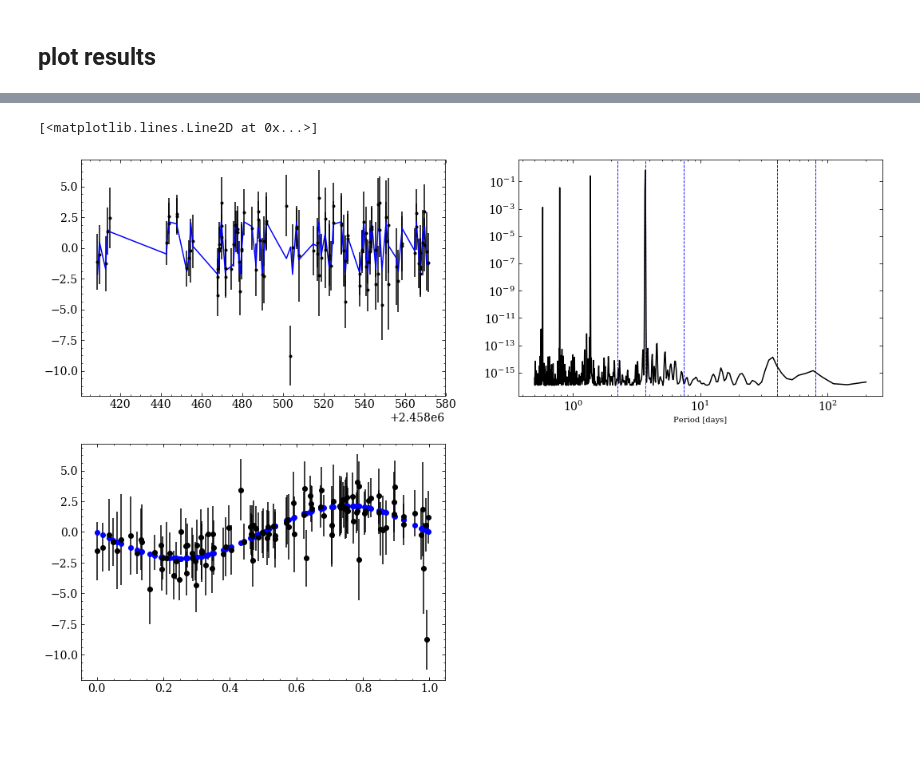
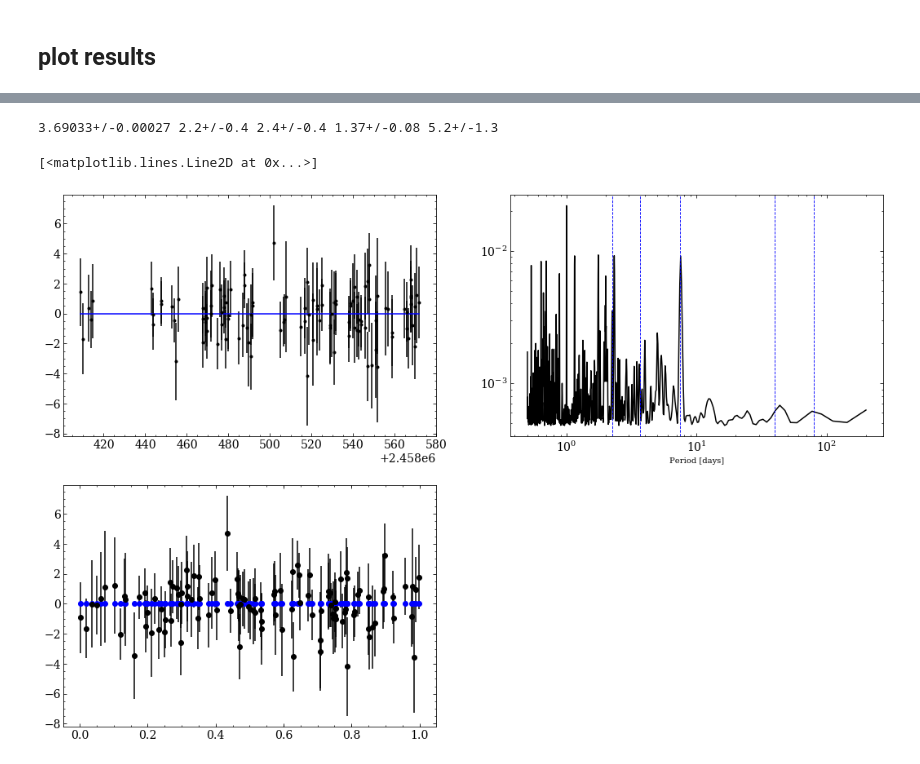
Before and after one commit to r-cloutier/toi175, a Jupyter notebook: toi175_Halpha_1planet.ipynb, the cells around one changed output, grey strips where cells are left out. Saved outputs shown, nothing was run; the diff lists cells and outputs as text; code cells hidden in the pictures; blank space fills up the shorter version.

```diff
--- a/toi175_Halpha_1planet.ipynb
+++ b/toi175_Halpha_1planet.ipynb
@@ -36,7 +37,7 @@ plt.errorbar(bjd, Sindex, eSindex, fmt='k.')
 # %%
 # plot periograms
 Prot = 80
-Ps = [2.25,7.45,3.69,Prot,Prot/2.]
+Ps = [2.25,3.69,7.45,Prot,Prot/2.]
 xs = [bjd, bjd, bjd, bjd, bjd, bjd, bjd, bjd, bjd]
 ys = [rv, bjd, fwhm, bis, Halpha, Hbeta, Hgamma, NaD, Sindex]
 eys = [erv, erv, np.ones(bjd.size), np.ones(bjd.size), eHalpha, eHbeta, eHgamma, eNaD, eSindex]
@@ -82,17 +83,17 @@ def full_model(theta, bjd, rv, erv):
     except (ValueError, np.linalg.LinAlgError):
         return -np.inf
     # get models
-    kep2 = get_rv1((P,T0,0,K,h,k), bjd)
-    mu, cov = gp.predict(rv-V-kep2, bjd)
+    kep = get_rv1((P,T0,0,K,h,k), bjd)
+    mu, cov = gp.predict(rv-V-kep, bjd)
     sig = np.sqrt(np.diag(cov))
-    return gp, mu, sig, V, kep2
+    return gp, mu, sig, V, kep
 # %%
 def lnlike(theta, bjd, rv, erv):
     p = full_model(theta, bjd, rv, erv)
     if len(p) == 0:
         return -np.inf
-    gp, mu, sig, V, kep2 = p
-    return gp.lnlikelihood(rv-V-kep2, quiet=True)
+    gp, mu, sig, V, kep = p
+    return gp.lnlikelihood(rv-V-kep, quiet=True)
 # %%
 def lncustom_int(x, fint):
     try:
@@ -175,11 +176,10 @@ initialize = np.append(initialize, [1e-2,1e-2])
 initialize = np.append(initialize, [1e-4,1e-4,1e-1,1e-2,1e-2])
 
 samples_lGP = np.loadtxt('output_data/GPsamples_Halpha.dat')[:,1:4]
-lnlarr, lnGarr, lnParr = np.linspace(0,30,100), np.linspace(-5,2,100), np.linspace(2,8,100)
-#g = samples_lGP[:,1] >= -2
+samples_lGP[:,2] = np.log(.5*np.exp(samples_lGP[:,2]))   # set to Prot/2
+lnlarr, lnGarr, lnParr = np.linspace(0,30,100), np.linspace(-5,2,100), np.linspace(1,4,100)
 
-sampler, samples, results = run_emcee(theta, bjd,rv,erv, samples_lGP, lnlarr,lnGarr,lnParr, initialize)
-#samples = fits.open('output_data/1planet_TOI134_HalphaRV_THP_samplesv3')[0].data
-#results = get_results(samples)
+sampler, samples, results = run_emcee(theta, bjd,rv,erv, samples_lGP, lnlarr,lnGarr,lnParr, initialize,
+                                     nwalkers=100, burnin=200, nsteps=400)
 # %% [output]
 Running Burnin...
@@ -228,32 +231,44 @@ for i in range(samples.shape[1]):
+# %%
+# report planet parameters
+Ms, Rs = unp.uarray(0.3124, 0.0032), unp.uarray(0.3137, 0.0093)   # Cloutier 2018
+P1 = unp.uarray(results[0,6], results[1:,6].mean())
+K1 = unp.uarray(results[0,8], results[1:,8].mean())
+mp1 = rvs.RV_mp(P1, Ms, K1)
+rpRs1 = unp.uarray(0.040, 2e-3)  # Kostov
+rp1 = rvs.m2Rearth(rvs.Rsun2m(Rs*rpRs1))
+rho1 = 5.55 * mp1 / rp1**3
+print P1, K1, mp1, rp1, rho1
+# %% [output]
+3.69033+/-0.00027 2.2+/-0.4 2.4+/-0.4 1.37+/-0.08 5.2+/-1.3
 # %%
 # plot phase-folded RVs
 theta = results[0]
-gp, mu, sig, V, kep2 = full_model(theta, bjd, rv, erv)
+gp, mu, sig, V, kep = full_model(theta, bjd, rv, erv)
 
-P2,T02,K2,h2,k2 = theta[-5:]
-phase2 = foldAt(bjd, P2, T02)
+P,T0,K,h,k = theta[-5:]
+phase = foldAt(bjd, P, T0)
 xarr = bjd
-yarr = rv-V-mu
-marr = kep2
+yarr = rv-V-kep-mu
+marr = mu*0
 
 plt.figure(figsize=(18,12))
 plt.subplot(221)
 s = np.argsort(xarr)
 plt.errorbar(xarr, yarr, erv, fmt='k.', capsize=0)
 plt.plot(xarr[s], marr[s], 'b-')
 
 # periodogram
 per,prob = bgls(bjd, yarr, erv, plow=.5, phigh=200, n_steps=1e3)
 plt.subplot(222)
 plt.plot(per, prob, 'k-'), plt.xscale('log'), plt.yscale('log')
 for p in Ps:
     plt.axvline(p, ls='--', lw=.9)
 plt.xlabel('Period [days]')
 
 # phase-folded
 plt.subplot(223)
-plt.errorbar(phase2, yarr, erv, fmt='ko')
-plt.plot(phase2, marr, 'bo')
+plt.errorbar(phase, yarr, erv, fmt='ko')
+plt.plot(phase, marr, 'bo')
 # %% [output]
 [<matplotlib.lines.Line2D at 0x...>]
-[figure, old version]
+[figure, new version]
```
Also changed, not shown: parts of 17 cells of this notebook, 11 other files.
